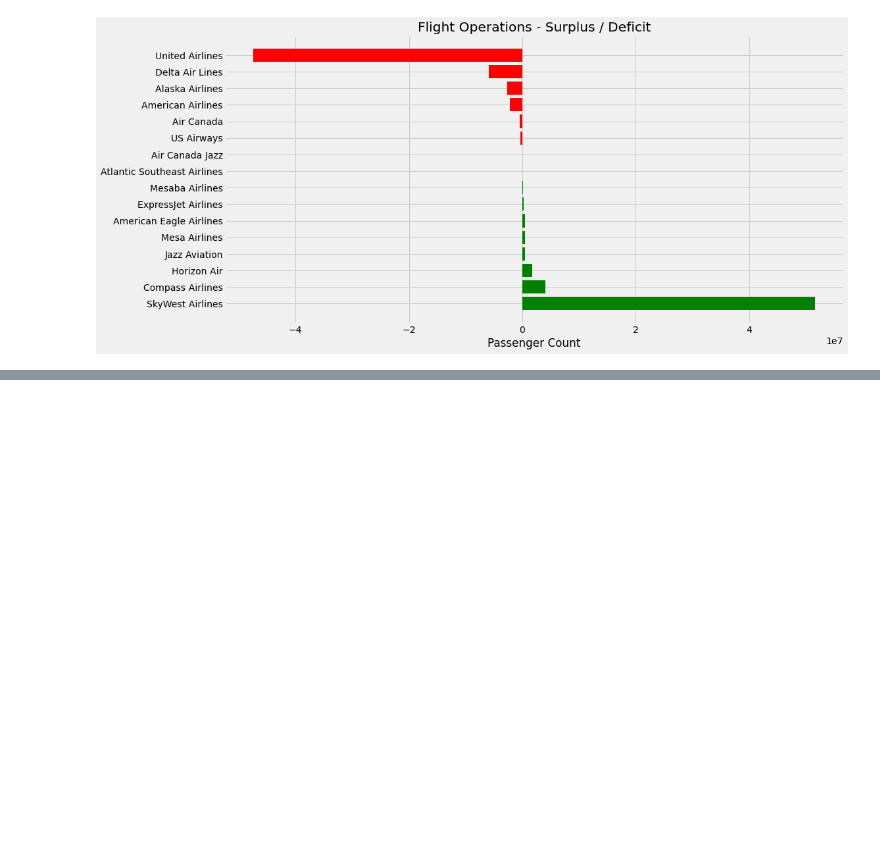
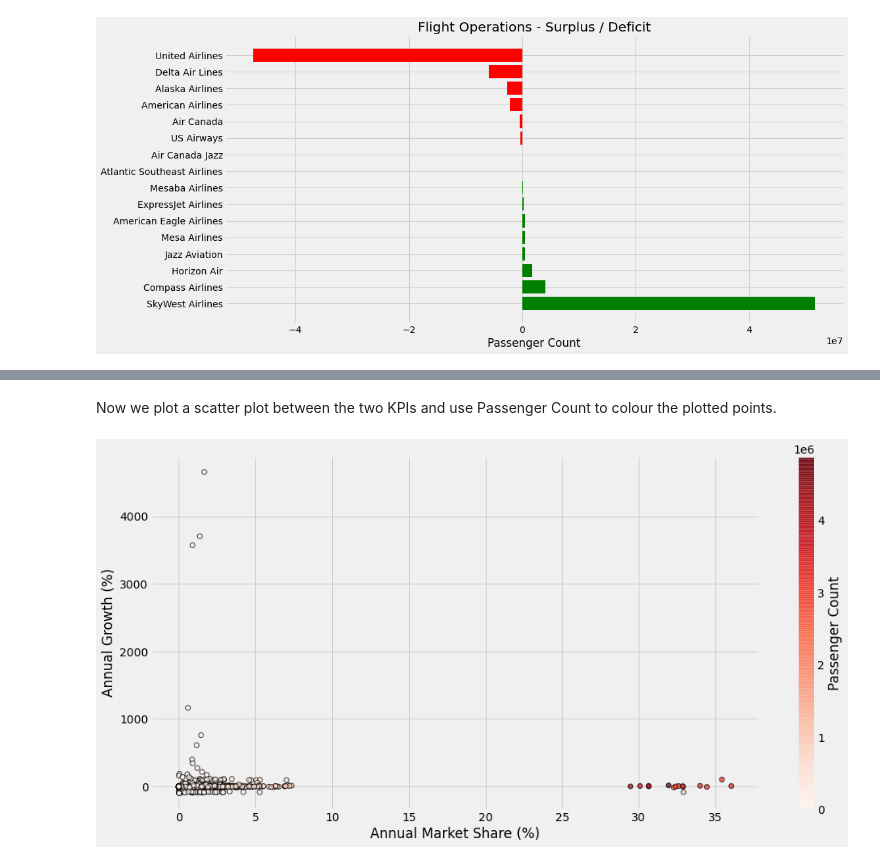
Before and after one commit to sreyashic/Learning, a Jupyter notebook: Pandas & Matplotlib/1 - San Francisco International Airport Traffic Passenger Statistics Analysis.ipynb, the cells around one changed output, grey strips where cells are left out. Saved outputs shown, nothing was run; the diff lists cells and outputs as text; code cells hidden in the pictures; blank space fills up the shorter version.

```diff
--- a/Pandas & Matplotlib/1 - Restaurant Score Analysis.ipynb
+++ b/Pandas & Matplotlib/1 - San Francisco International Airport Traffic Passenger Statistics Analysis.ipynb
@@ -277,15 +286,15 @@ op = df.loc[df['GEO Summary'] == 'International', ['Activity Period', 'Operating
 op['Year'] = op['Activity Period'].dt.year
 op = op[['Year', 'Operating Airline', 'Passenger Count']].sort_values(by=['Year', 'Operating Airline']).groupby(['Year', 'Operating Airline']).sum().reset_index()
 
-op['Yearly Market Share (%)'] = 0
-op['Yearly Growth (%)'] = 0
+op['Annual Market Share (%)'] = 0
+op['Annual Growth (%)'] = 0
 
 start_year = int(op['Year'].min())
 end_year = int(op['Year'].max())
 for ind_year in range(start_year, end_year + 1):
     year_filt = (op['Year'] == ind_year)
     tmp = op.loc[year_filt, 'Passenger Count'].sum()
-    op.loc[year_filt, 'Yearly Market Share (%)'] = op.loc[year_filt, 'Passenger Count'].apply(lambda x: (x/tmp)*100)
+    op.loc[year_filt, 'Annual Market Share (%)'] = op.loc[year_filt, 'Passenger Count'].apply(lambda x: (x/tmp)*100)
     if ind_year != start_year:
         airlines = op.loc[year_filt, 'Operating Airline'].to_list()
         for ind_airline in airlines:
@@ -293,7 +302,6 @@ for ind_year in range(start_year, end_year + 1):
             airline_filt = (op['Operating Airline'] == ind_airline)
             tmp = op.loc[last_year_filt & airline_filt, 'Passenger Count'].to_list()
             if tmp:
-                op.loc[year_filt & airline_filt, 'Yearly Growth (%)'] = op.loc[year_filt & airline_filt, 'Passenger Count'].apply(lambda x: ((x-tmp[0])/tmp[0])*100)
+                op.loc[year_filt & airline_filt, 'Annual Growth (%)'] = op.loc[year_filt & airline_filt, 'Passenger Count'].apply(lambda x: ((x-tmp[0])/tmp[0])*100)
 
-op = op.pivot(index='Operating Airline', columns='Year', values=['Passenger Count', 'Yearly Market Share (%)', 'Yearly Growth (%)']).fillna(0)
-op.loc[:, ('Passenger Count', slice(None))]
+op = op.pivot(index='Operating Airline', columns='Year', values=['Passenger Count', 'Annual Market Share (%)', 'Annual Growth (%)']).fillna(0)
@@ -307,12 +375,20 @@ op.loc[chosen_few_airlines, ('Yearly Growth (%)', slice(None))].tail(50)
+# %% [markdown]
+Now we plot a scatter plot between the two KPIs and use Passenger Count to colour the plotted points.
 # %%
 x = []
 y = []
 c = []
 for ind_year in range(start_year + 1, end_year + 1):
-    x.append(op.loc[:, ('Yearly Market Share (%)', ind_year)].to_list())
-    y.append(op.loc[:, ('Yearly Growth (%)', ind_year)].to_list())
+    x.append(op.loc[:, ('Annual Market Share (%)', ind_year)].to_list())
+    y.append(op.loc[:, ('Annual Growth (%)', ind_year)].to_list())
     c.append(op.loc[:, ('Passenger Count', ind_year)].to_list())
 
+plt.style.use('fivethirtyeight')
 plt.scatter(x, y, c=c, edgecolor='black', linewidth=1, alpha=0.75, cmap='Reds')
 cbar = plt.colorbar()
+cbar.set_label('Passenger Count')
+plt.xlabel('Annual Market Share (%)')
+plt.ylabel('Annual Growth (%)')
 plt.show()
+# %% [output]
+[figure, added]
```
Also changed, not shown: parts of 13 cells of this notebook.
